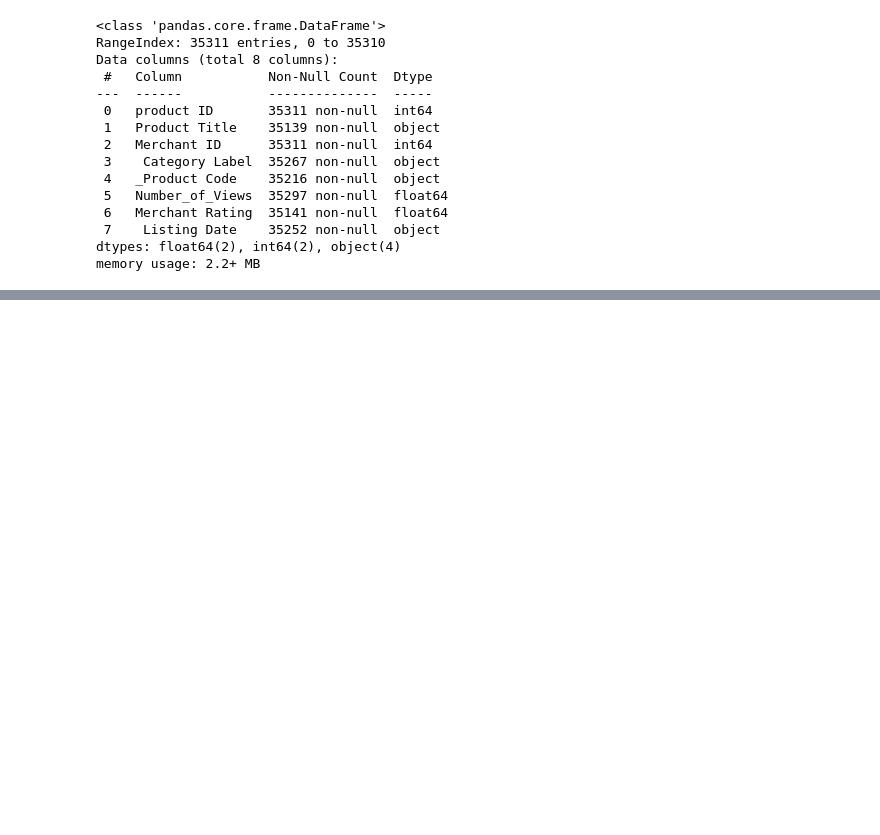
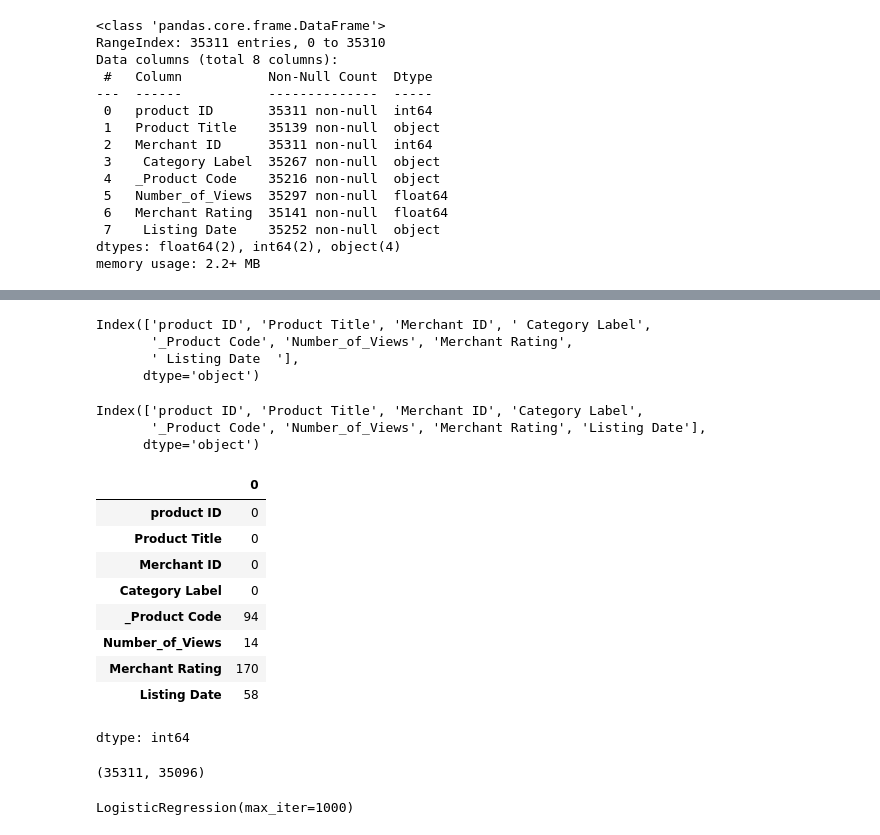
Before and after one commit to DunjaPawlovic/data-analysis-course, a Jupyter notebook: notebook/01_eda.ipynb, the cells around one changed output, grey strips where cells are left out. Saved outputs shown, nothing was run; the diff lists cells and outputs as text; code cells hidden in the pictures; blank space fills up the shorter version.

```diff
--- a/notebook/01_eda.ipynb
+++ b/notebook/01_eda.ipynb
@@ -27,0 +41,34 @@ memory usage: 2.2+ MB
+# %%
+df.columns
+# %% [output]
+Index(['product ID', 'Product Title', 'Merchant ID', ' Category Label',
+       '_Product Code', 'Number_of_Views', 'Merchant Rating',
+       ' Listing Date  '],
+      dtype='object')
+# %%
+df.columns = df.columns.str.strip()
+# %%
+df.columns
+# %% [output]
+Index(['product ID', 'Product Title', 'Merchant ID', 'Category Label',
+       '_Product Code', 'Number_of_Views', 'Merchant Rating', 'Listing Date'],
+      dtype='object')
+# %%
+df_clean = df.dropna(subset=["Category Label", "Product Title"])
+# %%
+df_clean.isnull().sum()
+# %% [output]
+|  | 0 |
+| product ID | 0 |
+| Product Title | 0 |
+| Merchant ID | 0 |
+| Category Label | 0 |
+| _Product Code | 94 |
+| Number_of_Views | 14 |
+| Merchant Rating | 170 |
+| Listing Date | 58 |
+dtype: int64
+# %%
+len(df), len(df_clean)
+# %% [output]
+(35311, 35096)
@@ -27,0 +89,7 @@ memory usage: 2.2+ MB
+# %%
+from sklearn.linear_model import LogisticRegression
+
+model = LogisticRegression(max_iter=1000)
+model.fit(X_train, y_train)
+# %% [output]
+LogisticRegression(max_iter=1000)
```
Also changed, not shown: parts of 9 cells of this notebook.
